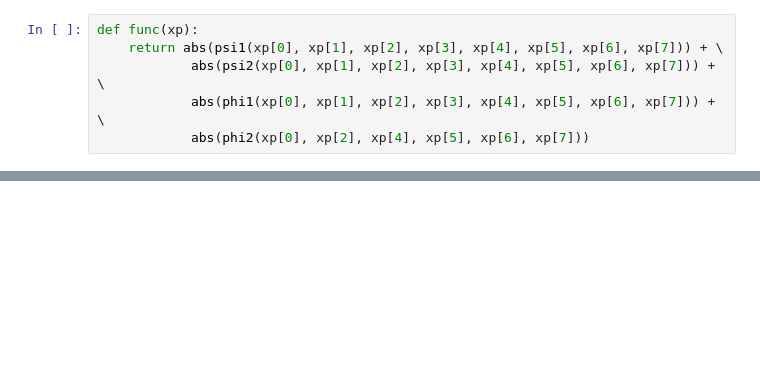
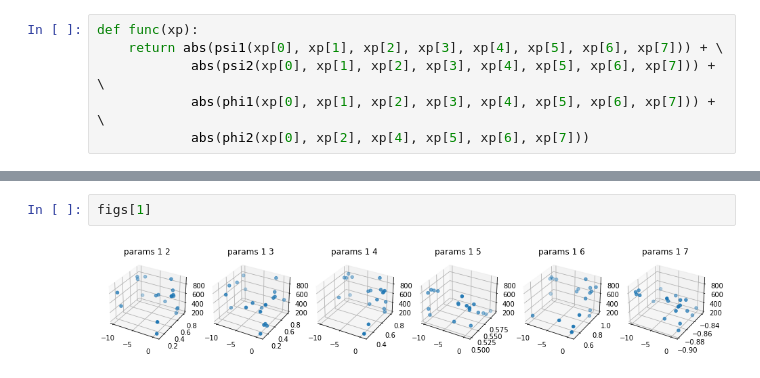
Before and after one commit to ange1a-j14/qbsys, a Jupyter notebook: MainCode.ipynb, the cells around one changed output, grey strips where cells are left out. Drawn from its saved outputs; the diff is of its cells as text; blank space fills up the shorter version.

```diff
--- a/MainCode.ipynb
+++ b/MainCode.ipynb
@@ -122,0 +214,4 @@ ValueError: math domain error
+# %%
+figs[1]
+# %% [output]
+[figure, added]
```
Also changed, not shown: parts of 17 cells of this notebook, 1 other file.
